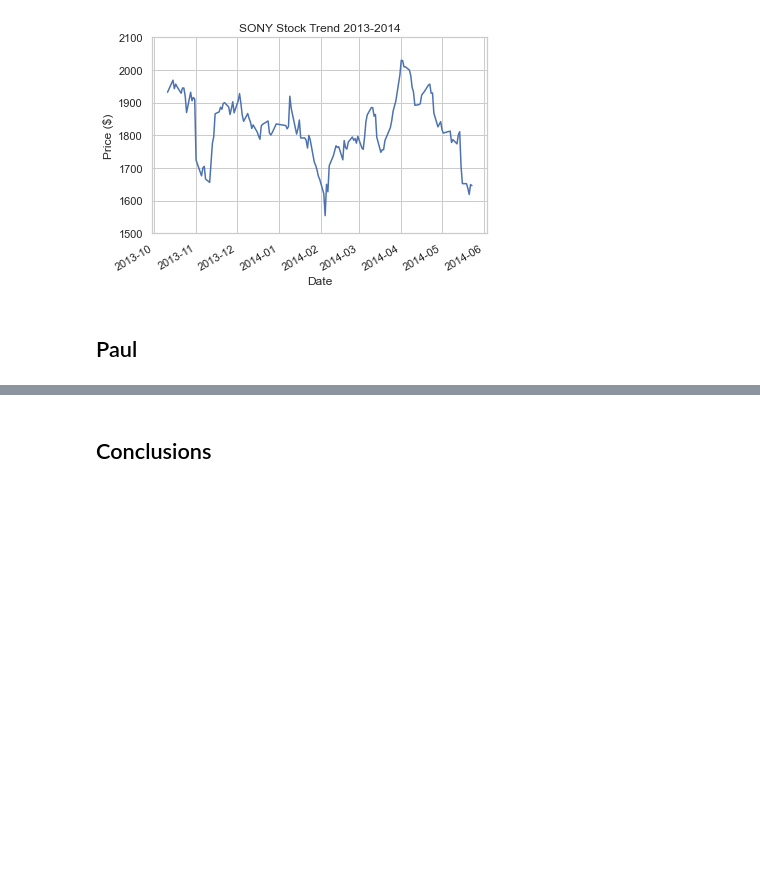
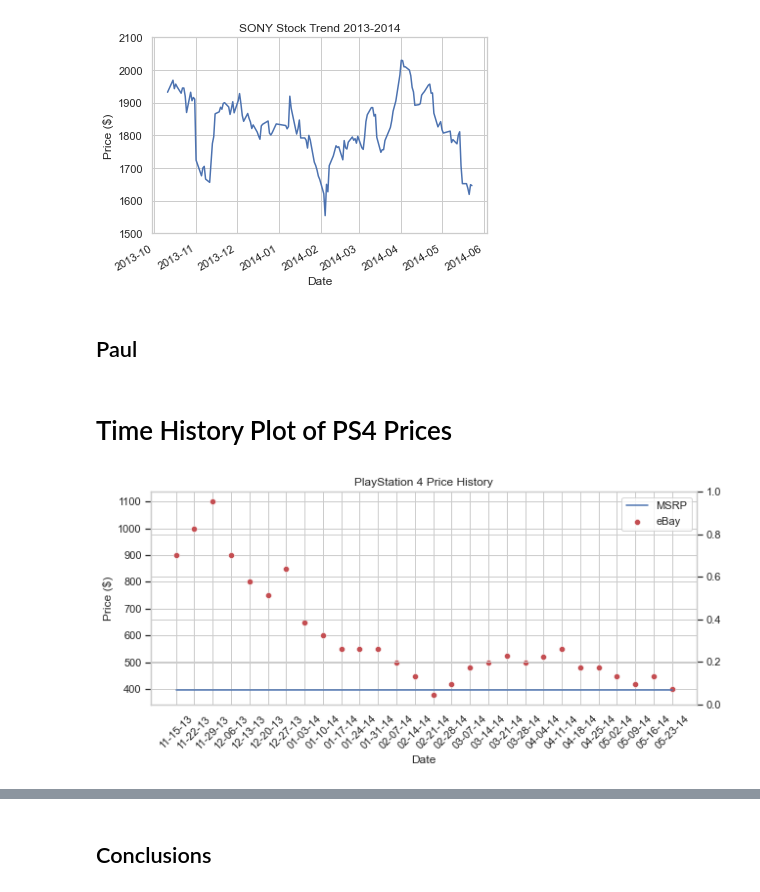
Before and after one commit to GravelBirthstone/Scalper-Project, a Jupyter notebook: final-notebook2.ipynb, the cells around one changed output, grey strips where cells are left out. Drawn from its saved outputs; the diff is of its cells as text; code cells hidden in the pictures; blank space fills up the shorter version.

```diff
--- a/final-notebook2.ipynb
+++ b/final-notebook2.ipynb
@@ -153,3 +154,37 @@ plt.show()
 [figure]
 # %% [markdown]
 ## Paul
+# %%
+# Import Datasets
+df_ebay = pd.read_csv("./data/ps4_scalped.csv")
+df_msrp = pd.read_csv("./data/ps4_msrp.csv")
+df_real_ebay = pd.read_csv("./fake-data/ebay_data.csv")
+# Combine Dataframes
+df_combo = df_msrp
+df_combo["ebay"] = df_ebay["price"]
+df_combo["price_delta"] = df_combo.ebay - df_combo.price
+df_combo["percent_markup"] = (df_combo.ebay / df_combo.price * 100 - 100).round(2)
+df_combo["days_since_release"] = df_combo.index.values * 7
+# %% [markdown]
+# Time History Plot of PS4 Prices
+# %%
+fig, ax = plt.subplots(figsize=(10,4))
+g = sns.scatterplot(x = df_ebay["date"].values,
+    y = df_ebay["price"].values,
+    color = 'r',
+    ax = ax)
+sns.lineplot(x = df_msrp["date"].values,
+    y = df_msrp["price"].values,
+    color = 'b',
+    ax = ax)
+ax2 = ax.twinx()
+ax.legend(['MSRP','eBay'], facecolor='w')
+ax.set(xlabel="Date",ylabel="Price ($)")
+plt.title("PlayStation 4 Price History")
+plt.xticks(rotation='vertical')
+plt.grid(True)
+g.set_xticklabels(df_ebay["date"].values, rotation=45)
+
+plt.show()
+# %% [output]
+[figure, added]
```
Also changed, not shown: parts of 19 cells of this notebook, 3 other files.
